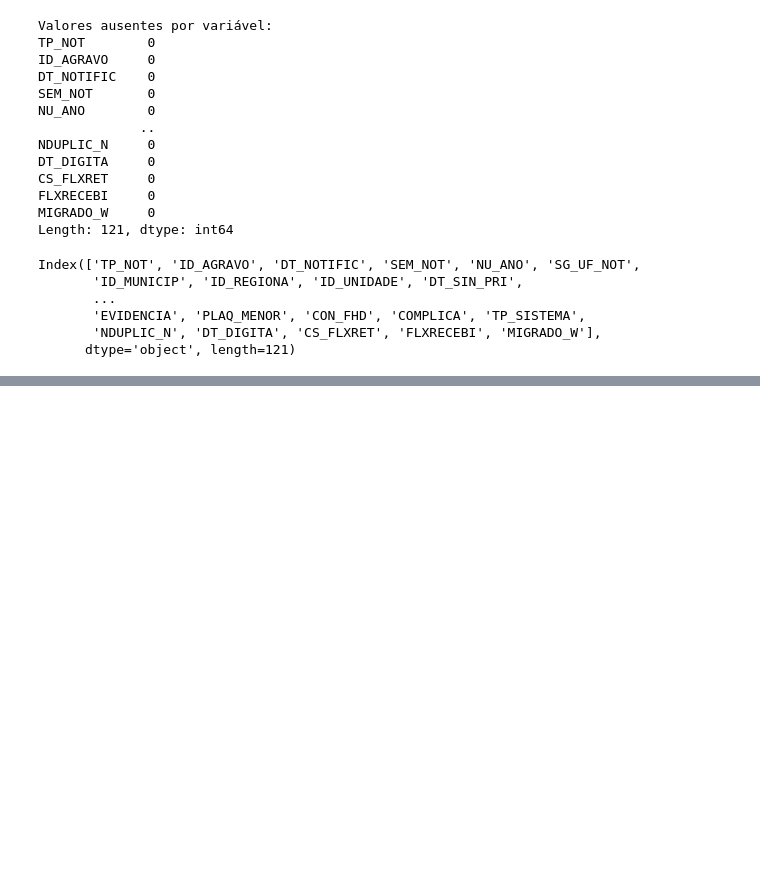
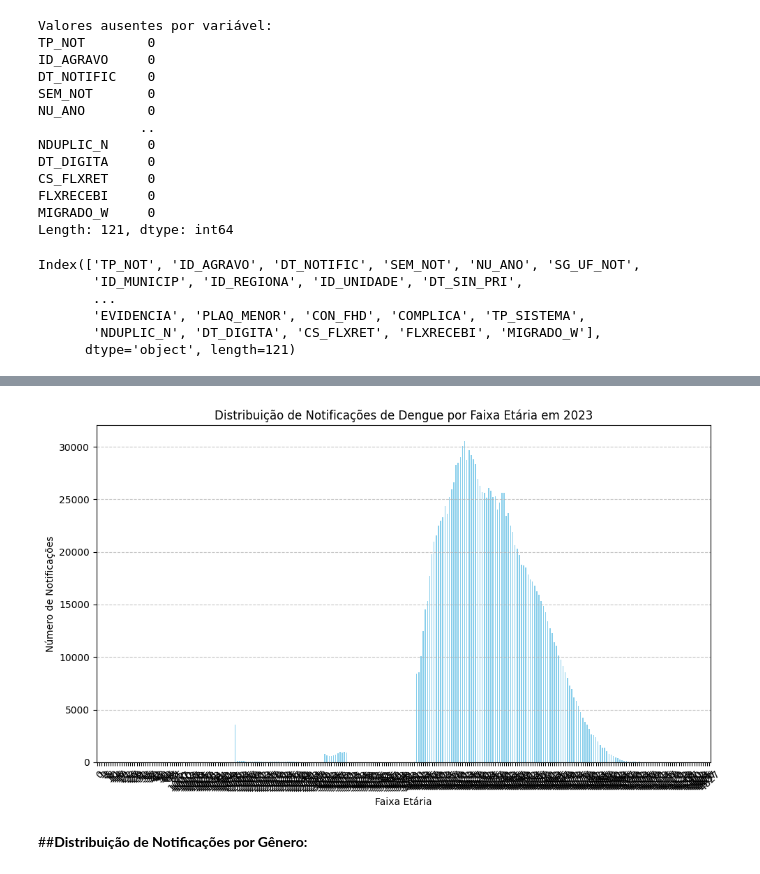
Before and after one commit to Santiagoguii/Big-data, a Jupyter notebook: Dengue2023/Dengue2023.ipynb, the cells around one changed output, grey strips where cells are left out. Drawn from its saved outputs; the diff is of its cells as text; code cells hidden in the pictures; blank space fills up the shorter version.

```diff
--- a/Dengue2023/Dengue2023.ipynb
+++ b/Dengue2023/Dengue2023.ipynb
@@ -119,0 +391,16 @@ Index(['TP_NOT', 'ID_AGRAVO', 'DT_NOTIFIC', 'SEM_NOT', 'NU_ANO', 'SG_UF_NOT',
+# %%
+notificacoes_por_faixa_etaria = df_dengue['NU_IDADE_N'].value_counts().sort_index()
+# %%
+plt.figure(figsize=(10, 6))
+notificacoes_por_faixa_etaria.plot(kind='bar', color='skyblue')
+plt.title('Distribuição de Notificações de Dengue por Faixa Etária em 2023')
+plt.xlabel('Faixa Etária')
+plt.ylabel('Número de Notificações')
+plt.grid(axis='y', linestyle='--', alpha=0.7)
+plt.xticks(rotation=45)
+plt.tight_layout()
+plt.show()
+# %% [output]
+[figure, added]
+# %% [markdown]
+##**Distribuição de Notificações por Gênero:**
```
Also changed, not shown: parts of 25 cells of this notebook.
